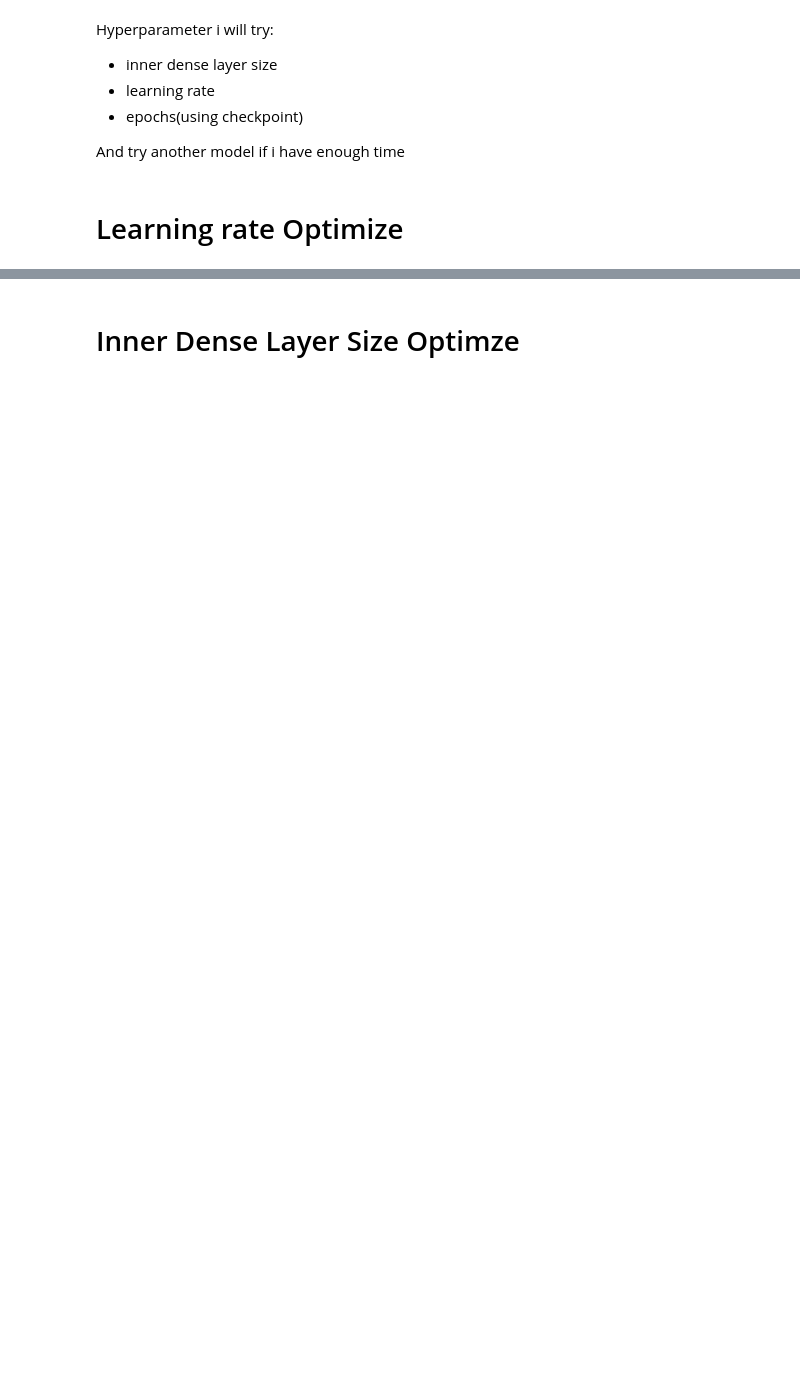
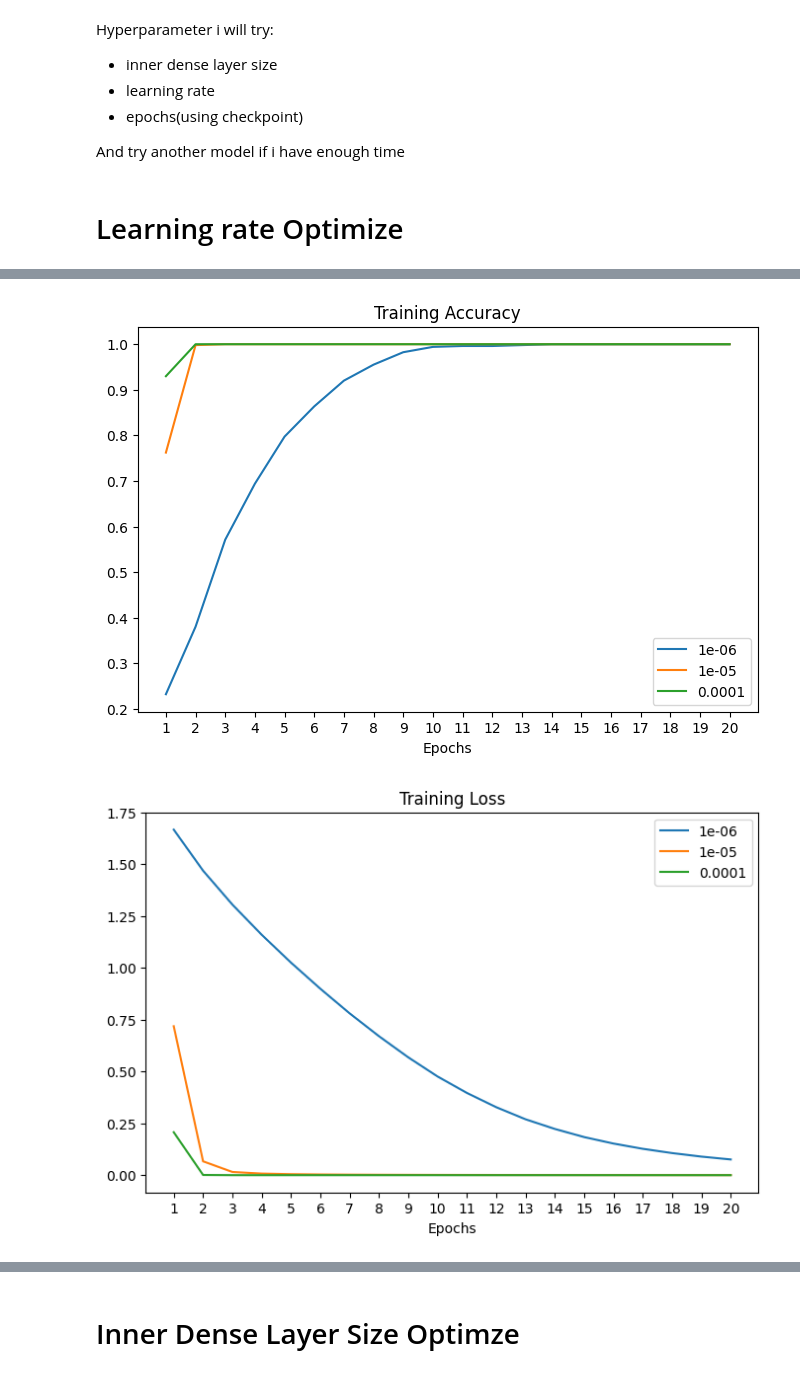
Before and after one commit to n0aHVN/ML_Zoomcamp2024, a Jupyter notebook: Capstone1/notebook.ipynb, the cells around one changed output, grey strips where cells are left out. Cells and saved outputs as stored; diff of their text form; code cells hidden in the pictures; blank space fills up the shorter version.

Commit message:
Finish train model

```diff
--- a/Capstone1/notebook.ipynb
+++ b/Capstone1/notebook.ipynb
@@ -77,5 +55,3 @@ val_ds = train_gen.flow_from_directory(
 # %% [output]
 Found 513 images belonging to 5 classes.
 Found 100 images belonging to 5 classes.
-# %%
-model = make_model()
@@ -137,7 +78,7 @@ def make_model(
 
     ########################
     inputs = keras.Input(shape=(150, 150, 3))
-    base = base_model(inputs, training = True)
+    base = base_model(inputs, training = False)
     vectors = layers.GlobalAveragePooling2D()(base)
     inner = layers.Dense(dense_inner_size, activation='relu')(vectors)
     outputs = layers.Dense(5)(inner)
@@ -154,23 +95,14 @@ def make_model(
         loss=loss,
         metrics=['accuracy']
     )
-    model.compile(loss = loss, metrics=['accuracy'])
 
     return model
 
-for lr in [0.00001,0.0001, 0.001, 0.01, 0.1]:
+for lr in [1e-6,1e-5,1e-4]:
     print("Learning rate: ", lr)
     model = make_model(
         learning_rate=lr
     )
-
-    # early_stopping = keras.callbacks.EarlyStopping(
-    #     monitor = "val_accuracy",
-    #     patience = 5,
-    #     restore_best_weights=True
-    # )
-
-    # history = model.fit(train_ds, epochs = 30, validation_data = val_ds, callbacks=[early_stopping])
-    history = model.fit(train_ds, epochs = 30, validation_data = val_ds)
+    history = model.fit(train_ds, epochs = 20, validation_data = val_ds)
     scores[lr] = history.history
 # %% [output]
@@ -203,0 +158,43 @@ for lr in lrs:
+# %%
+def plotting_metrics(scores):
+    epochs = list(range(1,21))
+
+    plt.figure(figsize=(8, 5))  # Set the figure size
+    for lr in scores.keys():
+        plt.plot(epochs, scores[lr]['accuracy'], label = f'{lr}')
+    plt.title("Training Accuracy")
+    plt.xlabel("Epochs")
+    plt.xticks(epochs)
+    plt.legend()
+    plt.show()
+
+    plt.figure(figsize=(8, 5))  # Set the figure size
+    for lr in scores.keys():
+        plt.plot(epochs, scores[lr]['loss'], label = f'{lr}')
+    plt.title("Training Loss")
+    plt.xlabel("Epochs")
+    plt.xticks(epochs)
+    plt.legend()
+    plt.show()
+
+    plt.figure(figsize=(8, 5))  # Set the figure size
+    for lr in scores.keys():
+        plt.plot(epochs, scores[lr]['val_accuracy'], label = f'{lr}')
+    plt.title("Validation Accuracy")
+    plt.xlabel("Epochs")
+    plt.xticks(epochs)
+    plt.legend()
+    plt.show()
+
+    plt.figure(figsize=(8, 5))  # Set the figure size
+    for lr in scores.keys():
+        plt.plot(epochs, scores[lr]['val_loss'], label = f'{lr}')
+    plt.title("Validation Loss")
+    plt.xlabel("Epochs")
+    plt.xticks(epochs)
+    plt.legend()
+    plt.show()
+plotting_metrics(scores=scores)
+# %% [output]
+[figure, added]
+[figure, added]
```
Also changed, not shown: parts of 20 cells of this notebook, 1 other file.
